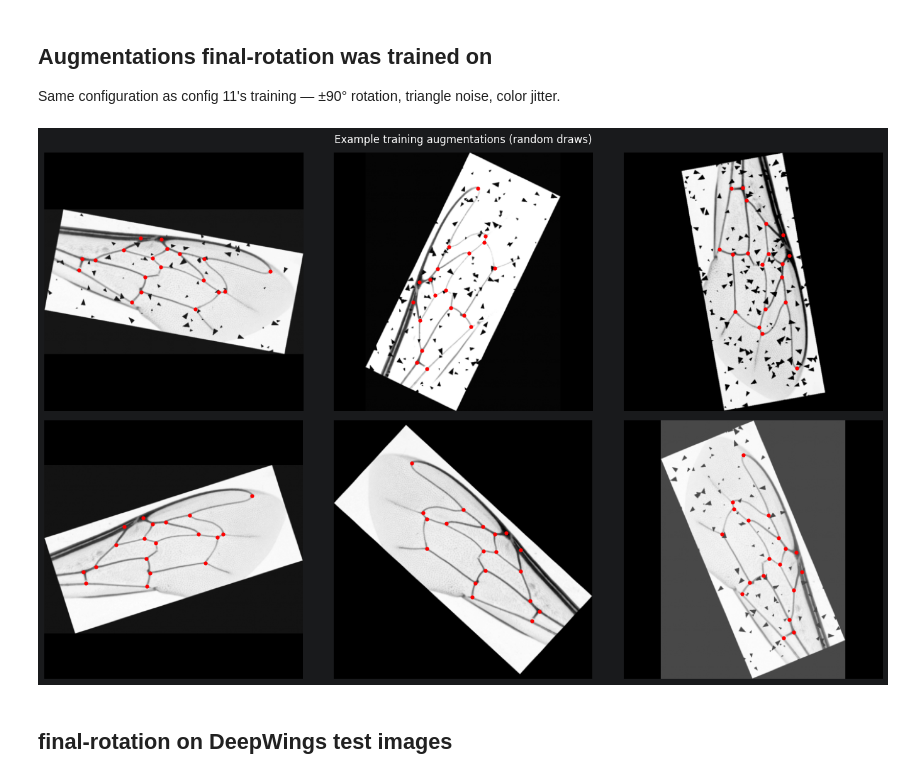
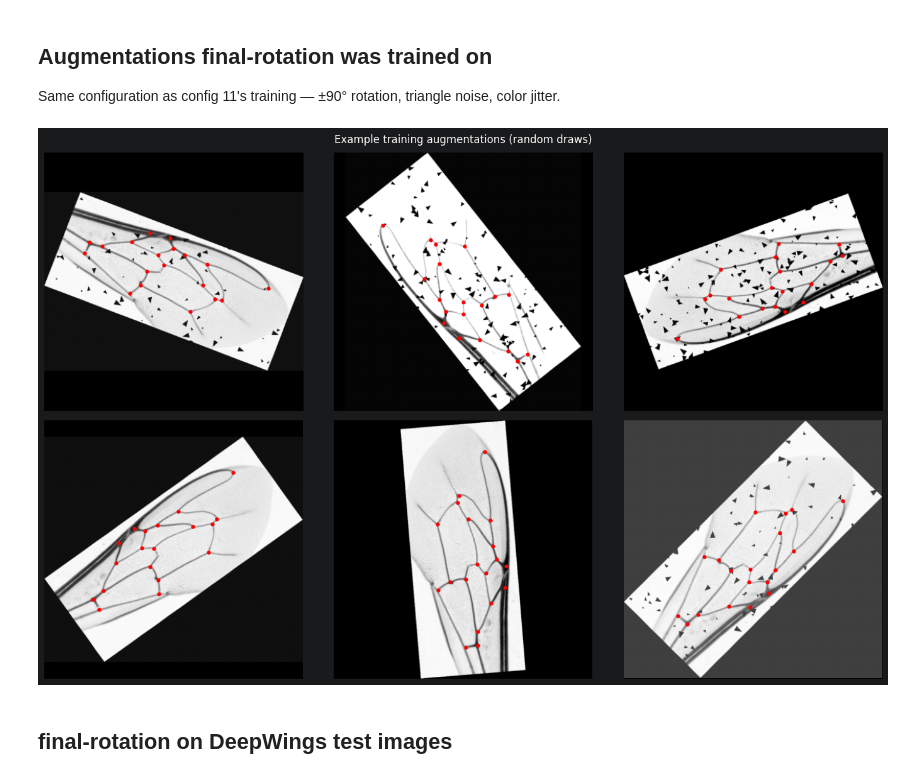
Before and after one commit to mkrajew/bees, a Jupyter notebook: notebooks/29_final_results_showcase.ipynb, the cells around one changed output. Saved outputs shown, nothing was run; the diff lists cells and outputs as text; code cells hidden in the pictures.

```diff
--- a/notebooks/29_final_results_showcase.ipynb
+++ b/notebooks/29_final_results_showcase.ipynb
@@ -99,40 +99,40 @@ Same configuration as config 11's training — ±90° rotation, triangle noise,
 from torchvision import tv_tensors
 
 aug_cfg = TrainAugmentConfig(
-    rotation_degrees=(-90.0, 90.0), rotation_p=1.0,
+    rotation_degrees=(-180.0, 180.0), rotation_p=1.0,
     triangle_noise_p=0.8, n_triangles_range=(60, 300), triangle_max_size=13,
     color_jitter_p=1.0, color_jitter_brightness_range=(0.5, 1.5), color_jitter_contrast_range=(0.5, 1.5),
 )
 transform = build_train_transform(400, aug_cfg)
 
 raw_ds = WingsRawDataset(COUNTRIES, PROCESSED_DATA_DIR / "cropped")
 random.seed(7)
 idx = random.randrange(len(raw_ds))
 image, orig_label, (orig_w, orig_h) = raw_ds[idx]
 x_coords = orig_label[::2].clone().float()
 y_coords_top = orig_h - orig_label[1::2].clone().float() - 1
 keypoints_raw = torch.stack([x_coords, y_coords_top], dim=-1)
 
 # Must wrap as tv_tensors (exactly like TransformedMaskDataset.__getitem__,
 # wings/dataset.py) -- otherwise torchvision's v2 transforms rotate the
 # image but silently leave a plain keypoints tensor untouched.
 image_tv = tv_tensors.Image(image)
 keypoints_tv = tv_tensors.KeyPoints(keypoints_raw, canvas_size=(orig_h, orig_w))
 
 fig, axes = plt.subplots(2, 3, figsize=(14, 9))
 for i, ax in enumerate(axes.flat):
     torch.manual_seed(1000 + i)
     aug_img, aug_kp = transform(image_tv, keypoints_tv)
     aug_img = aug_img.as_subclass(torch.Tensor)
     aug_kp = aug_kp.as_subclass(torch.Tensor)
     ax.imshow(aug_img.squeeze().numpy(), cmap="gray")
     ax.scatter(aug_kp[:, 0], aug_kp[:, 1], s=12, c="red")
     ax.axis("off")
 plt.suptitle("Example training augmentations (random draws)")
 plt.tight_layout()
 plt.show()
 # %% [output]
-[figure, old version]
+[figure, new version]
 # %% [markdown]
 ## final-rotation on DeepWings test images
 # %%
```
Also changed, not shown: parts of 3 cells of this notebook, 1 other file.
